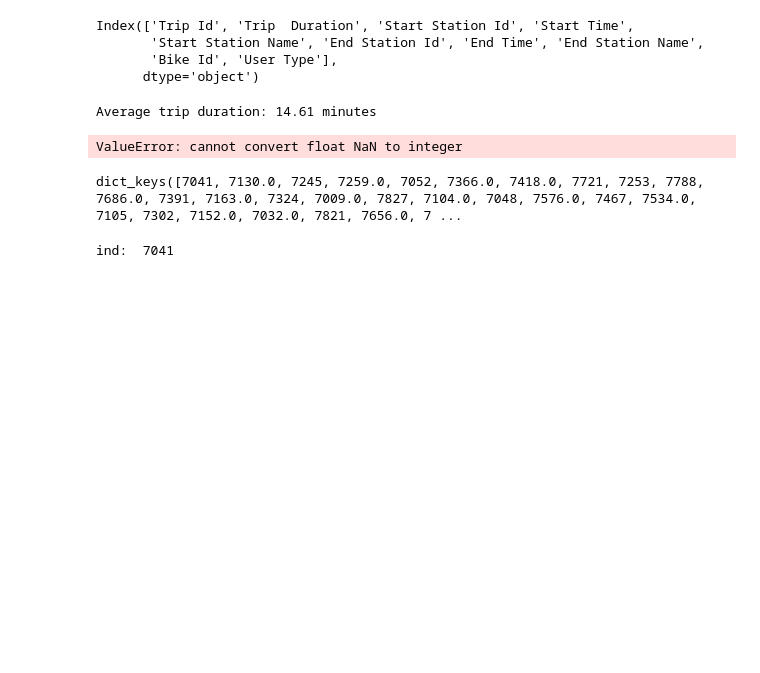
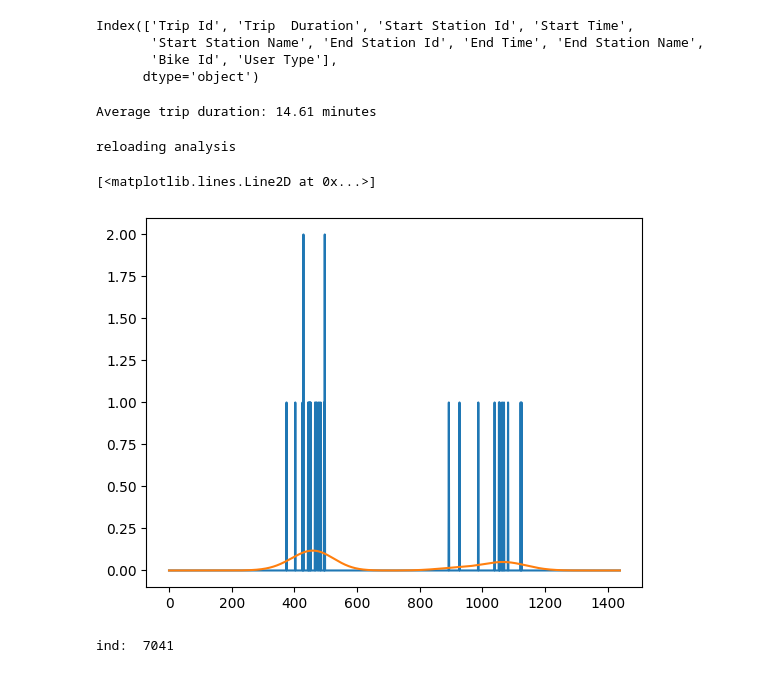
Before and after one commit to AJB-ajb/BikeSharePrediction, a Jupyter notebook: src/analysis.ipynb, the cells around one changed output. Drawn from its saved outputs; the diff is of its cells as text; code cells hidden in the pictures; blank space fills up the shorter version.

```diff
--- a/src/analysis.ipynb
+++ b/src/analysis.ipynb
@@ -107,31 +101,29 @@ average_trip_duration_min = ridership_table['Trip  Duration'].mean() / 60
 print(f"Average trip duration: {average_trip_duration_min:.2f} minutes")
 # %% [output]
 Average trip duration: 14.61 minutes
-# %%
-if not 'an' in globals():
-    import analysis as an
-else:
-    import importlib
-    importlib.reload(an)
-
-data = an.BikeShareData('2024-1')
-data.load_data(ridership_table)
-data.save_pickle()
-
-
-def visualize_heatmap(t):
-    pass
-    # todo
-    # (folium)
-    # create map with all stations
-    # color stations by difference between max(capacity and bikes(t), bikes(t))
-# %% [output]
-ValueError: cannot convert float NaN to integer
-# %%
-bike_share_data = an.BikeShareData.load_from_pickle('2024-1')
-#bike_share_data.load_data(ridership_table)
-bike_share_data.save_pickle()
-# %%
-data.stations.keys()
-# %% [output]
-dict_keys([7041, 7130.0, 7245, 7259.0, 7052, 7366.0, 7418.0, 7721, 7253, 7788, 7686.0, 7391, 7163.0, 7324, 7009.0, 7827, 7104.0, 7048, 7576.0, 7467, 7534.0, 7105, 7302, 7152.0, 7032.0, 7821, 7656.0, 7 ...
+# %%
+if not 'an' in globals():
+    print('importing analysis')
+    import analysis as an
+else:
+    print('reloading analysis')
+    import importlib
+    importlib.reload(an)
+
+process_data = False
+reload_data = True
+
+name = '2024-5'
+file = '../data/bikeshare-ridership-2024/Bike share ridership 2024-05.csv'
+
+if process_data:
+    ridership_table = pd.read_csv(file, encoding='cp1252')
+    data = an.BikeShareData(name)
+    data.load_data(ridership_table)
+    data.save_pickle()
+
+if reload_data:
+    data = an.BikeShareData(name)
+    data = an.BikeShareData.load_from_pickle(name = name)
+# %% [output]
+reloading analysis
@@ -137,0 +132,14 @@ dict_keys([7041, 7130.0, 7245, 7259.0, 7052, 7366.0, 7418.0, 7721, 7253, 7788, 7
+# %%
+in_bikes, out_bikes = data._process_data_by_minute(df)
+in_rates, out_rates = data.calculate_in_out_rates(σ_minutes=60) # 60 minutes is probably good
+# %%
+import matplotlib.pyplot as plt
+
+time_range = range(0, 24 * 60)
+station = 5
+
+plt.plot(_bikes[station, time_range]) # Station 7000 over the whole month
+plt.plot(in_rates[station, time_range]) # look at the first day
+# %% [output]
+[<matplotlib.lines.Line2D at 0x...>]
+[figure, added]
```
Also changed, not shown: parts of 9 cells of this notebook, 3 other files.
